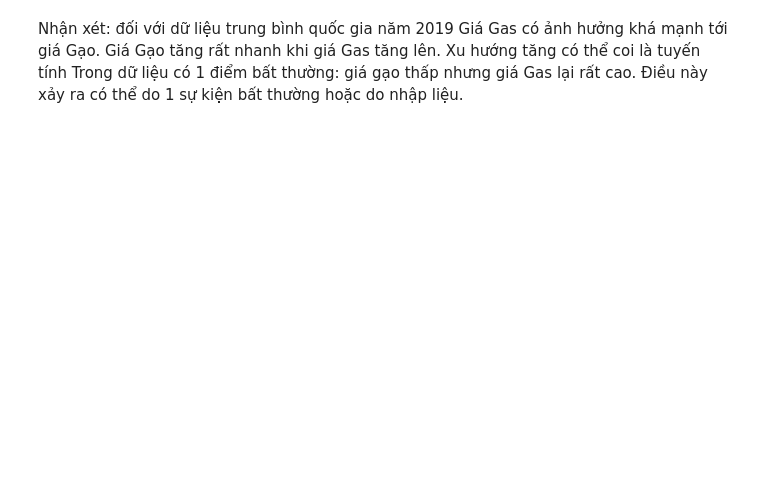
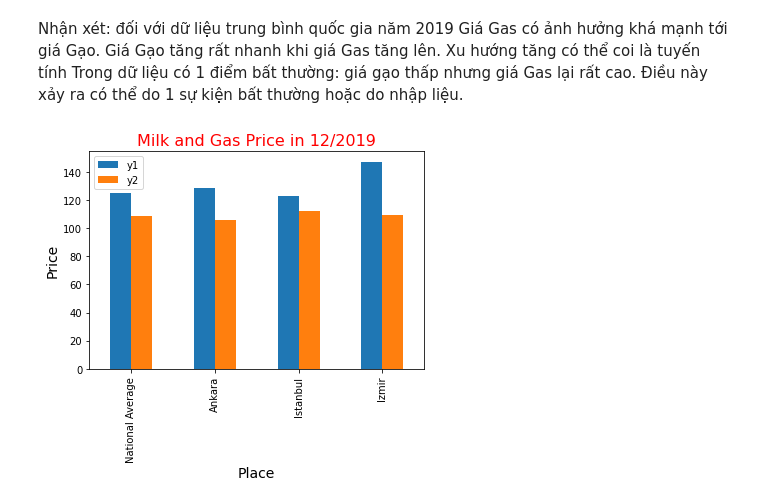
Before and after one commit to Trang27cl/testgit, a Jupyter notebook: FoodPrice_in_Turkey.ipynb, the cells around one changed output. Cells and saved outputs as stored; diff of their text form; code cells hidden in the pictures; blank space fills up the shorter version.

```diff
--- a/FoodPrice_in_Turkey.ipynb
+++ b/FoodPrice_in_Turkey.ipynb
@@ -404,3 +392,18 @@ Giá Gas có ảnh hưởng khá mạnh tới giá Gạo.
 Giá Gạo tăng rất nhanh khi giá Gas tăng lên.
 Xu hướng tăng có thể coi là tuyến tính
 Trong dữ liệu có 1 điểm bất thường: giá gạo thấp nhưng giá Gas lại rất cao. Điều này xảy ra có thể do 1 sự kiện bất thường hoặc do nhập liệu.
+# %%
+#Vẽ các biểu đồ cột so sánh giá Milk (powder, infant formula) và Fuel (gas) tháng 12 cuối năm năm 2019 của Ankara, Istanbul, Izmir và National Average
+#lấy dữ liệu
+d11 = data[(data['Year'] == 2019) & (data['Month'] == 12) & (data['ProductName'] == 'Milk (powder, infant formula) - Retail')].reset_index()
+d12 = data[(data['Year'] == 2019) & (data['Month'] == 12) & (data['ProductName'] == 'Fuel (gas) - Retail')].reset_index()
+data1 = pd.DataFrame({'x': d11['Place'], 'y1': d11['Price'], 'y2': d12['Price']})
+# %%
+#Vẽ biểu đồ
+data1.plot(x = 'x', y = ['y1', 'y2'], kind = 'bar')
+plt.title('Milk and Gas Price in 12/2019', fontsize = 16, color = 'r')
+plt.xlabel('Place', fontsize = 14)
+plt.ylabel('Price', fontsize = 14)
+plt.show()
+# %% [output]
+[figure, added]
```
Also changed, not shown: parts of 8 cells of this notebook.
